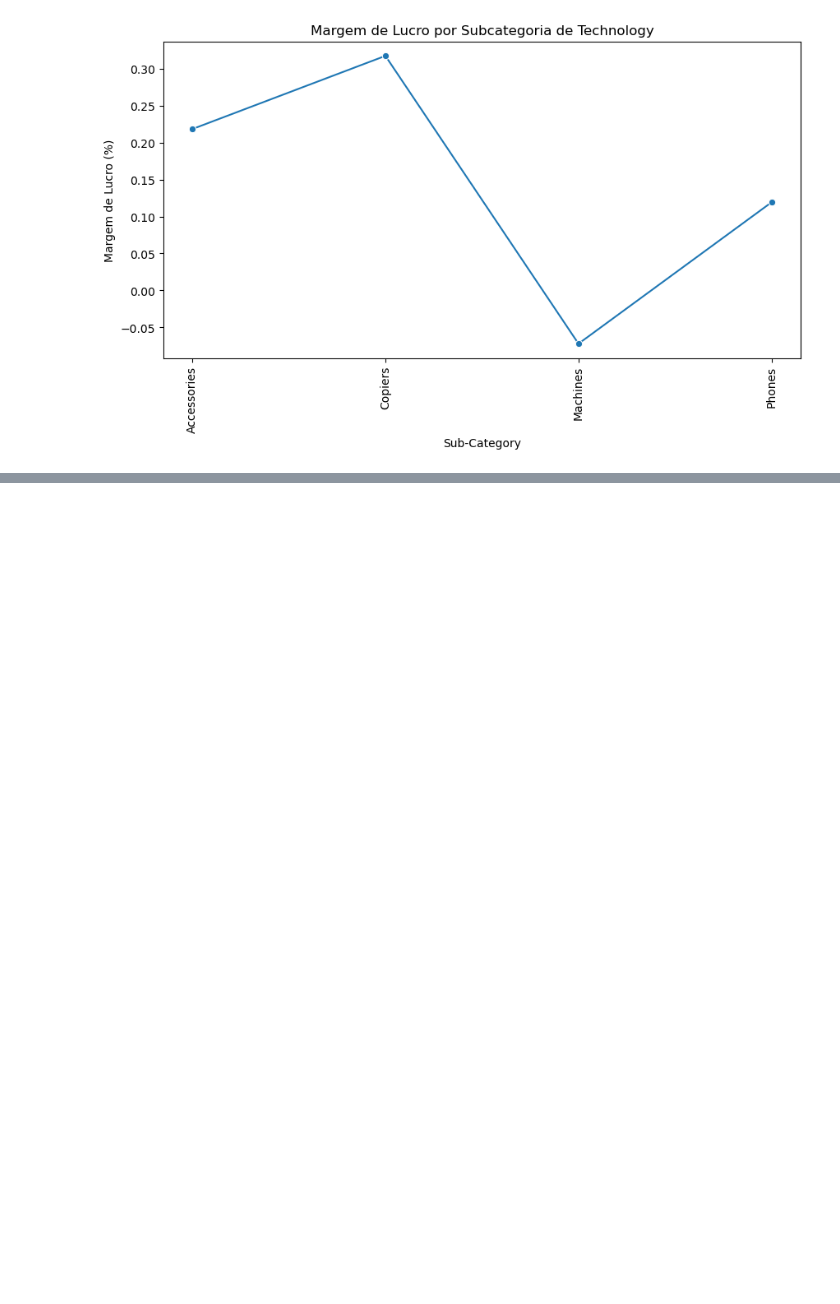
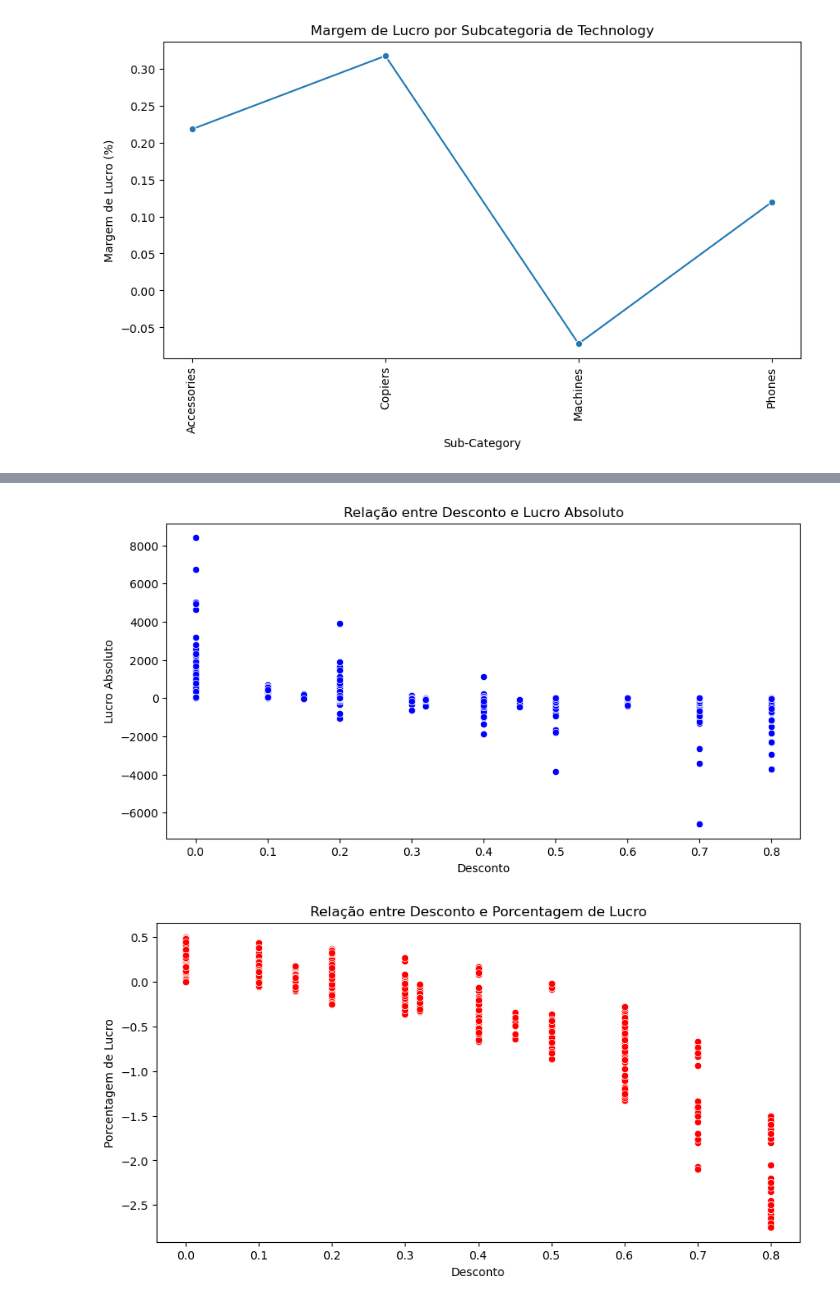
Before and after one commit to mario8978/Analise-de-Dados-Superstore-Sales, a Jupyter notebook: analise1.ipynb, the cells around one changed output, grey strips where cells are left out. Drawn from its saved outputs; the diff is of its cells as text; code cells hidden in the pictures; blank space fills up the shorter version.

```diff
--- a/analise1.ipynb
+++ b/analise1.ipynb
@@ -113,0 +126,36 @@ for categoria in categorias:
+# %%
+#Como os descontos oferecidos impactam o lucro? (absoluto e percentual)
+# Gráfico 1: Relação entre Desconto e Lucro Absoluto
+plt.figure(figsize=(10,5))
+sns.scatterplot(x='Discount', y='Profit', data=df, color='blue')
+plt.title('Relação entre Desconto e Lucro Absoluto')
+plt.xlabel('Desconto')
+plt.ylabel('Lucro Absoluto')
+plt.show()
+
+# Gráfico 2: Relação entre Desconto e Porcentagem de Lucro
+plt.figure(figsize=(10,5))
+sns.scatterplot(x='Discount', y='Porcentagem', data=df, color='red')
+plt.title('Relação entre Desconto e Porcentagem de Lucro')
+plt.xlabel('Desconto')
+plt.ylabel('Porcentagem de Lucro')
+plt.show()
+
+
+fig, axes = plt.subplots(nrows=2, ncols=1, figsize=(10, 10))
+
+# Gráfico 3: Lucro total absoluto por desconto
+df.groupby('Discount')['Profit'].sum().plot( ax=axes[0], color='blue')
+axes[0].set_title('Lucro Absoluto por Desconto')
+axes[0].set_ylabel('Lucro Total')
+
+# Gráfico 4: Lucro percentual médio por desconto
+df.groupby('Discount')['Porcentagem'].mean().plot( ax=axes[1], color='green')
+axes[1].set_title('Porcentagem de Lucro por Desconto')
+axes[1].set_ylabel('Porcentagem de Lucro')
+
+plt.tight_layout()
+plt.show()
+# %% [output]
+[figure, added]
+[figure, added]
```
Also changed, not shown: parts of 7 cells of this notebook.
